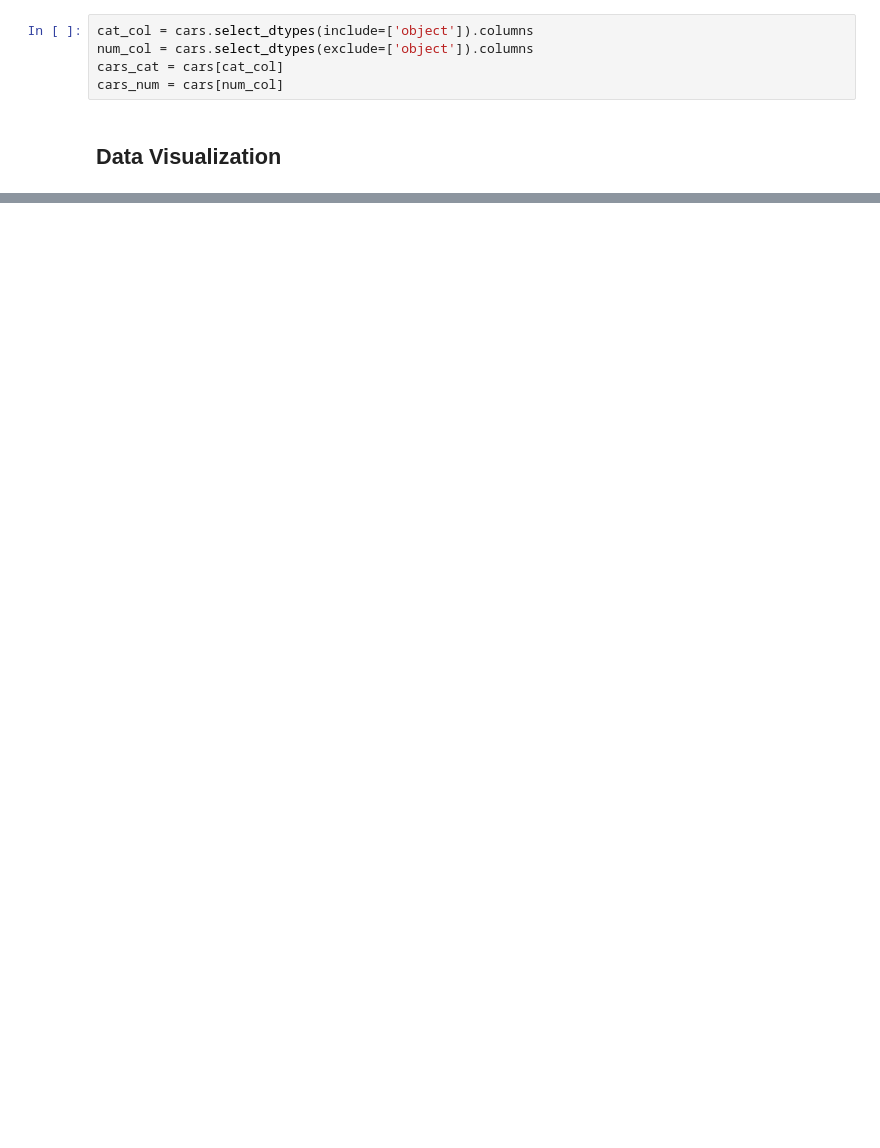
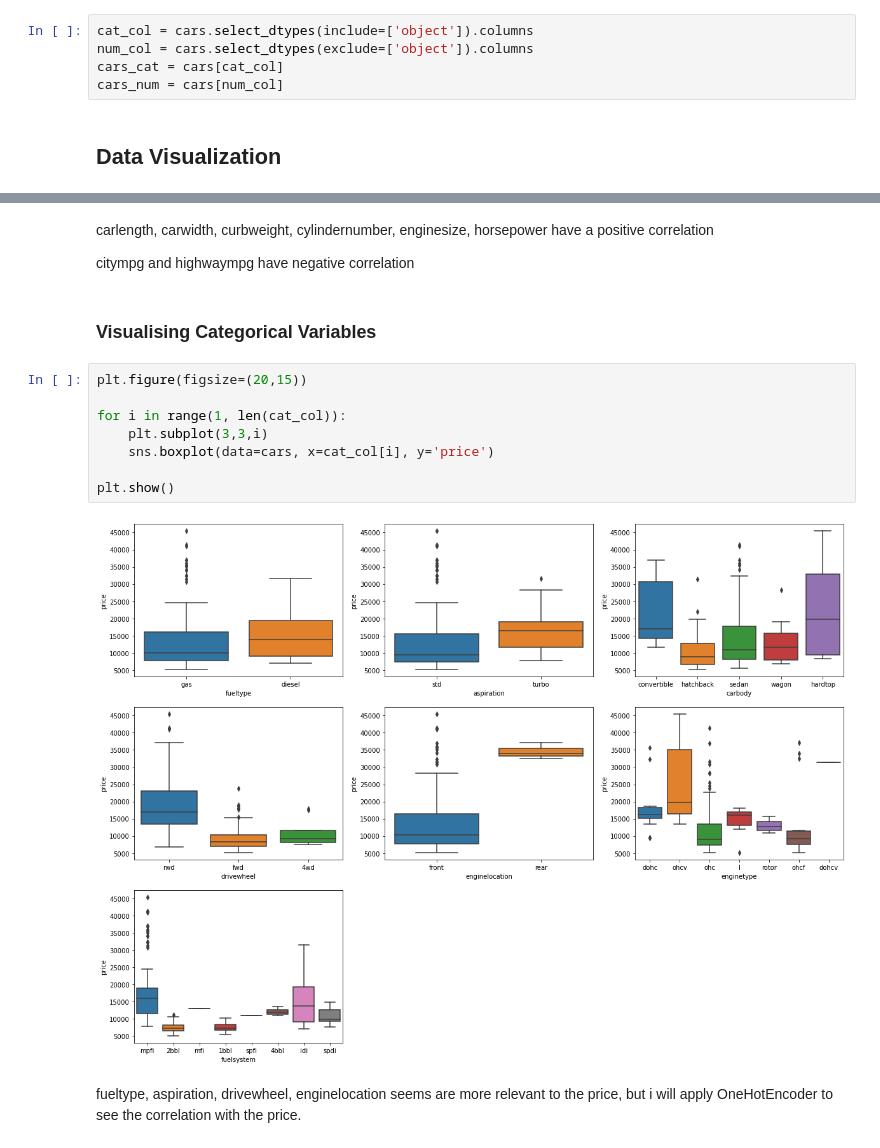
Before and after one commit to karlbehrensg/car-price-prediction, a Jupyter notebook: Car Price Prediction.ipynb, the cells around one changed output, grey strips where cells are left out. Saved outputs shown, nothing was run; the diff lists cells and outputs as text; blank space fills up the shorter version.

```diff
--- a/Car Price Prediction.ipynb
+++ b/Car Price Prediction.ipynb
@@ -82,0 +137,18 @@ cars_num = cars[num_col]
+# %% [markdown]
+carlength, carwidth, curbweight, cylindernumber, enginesize, horsepower have a positive correlation
+
+citympg and highwaympg have negative correlation
+# %% [markdown]
+### Visualising Categorical Variables
+# %%
+plt.figure(figsize=(20,15))
+
+for i in range(1, len(cat_col)):
+    plt.subplot(3,3,i)
+    sns.boxplot(data=cars, x=cat_col[i], y='price')
+
+plt.show()
+# %% [output]
+[figure, added]
+# %% [markdown]
+fueltype, aspiration, drivewheel, enginelocation seems are more relevant to the price, but i will apply OneHotEncoder to see the correlation with the price.
```
Also changed, not shown: parts of 9 cells of this notebook.
